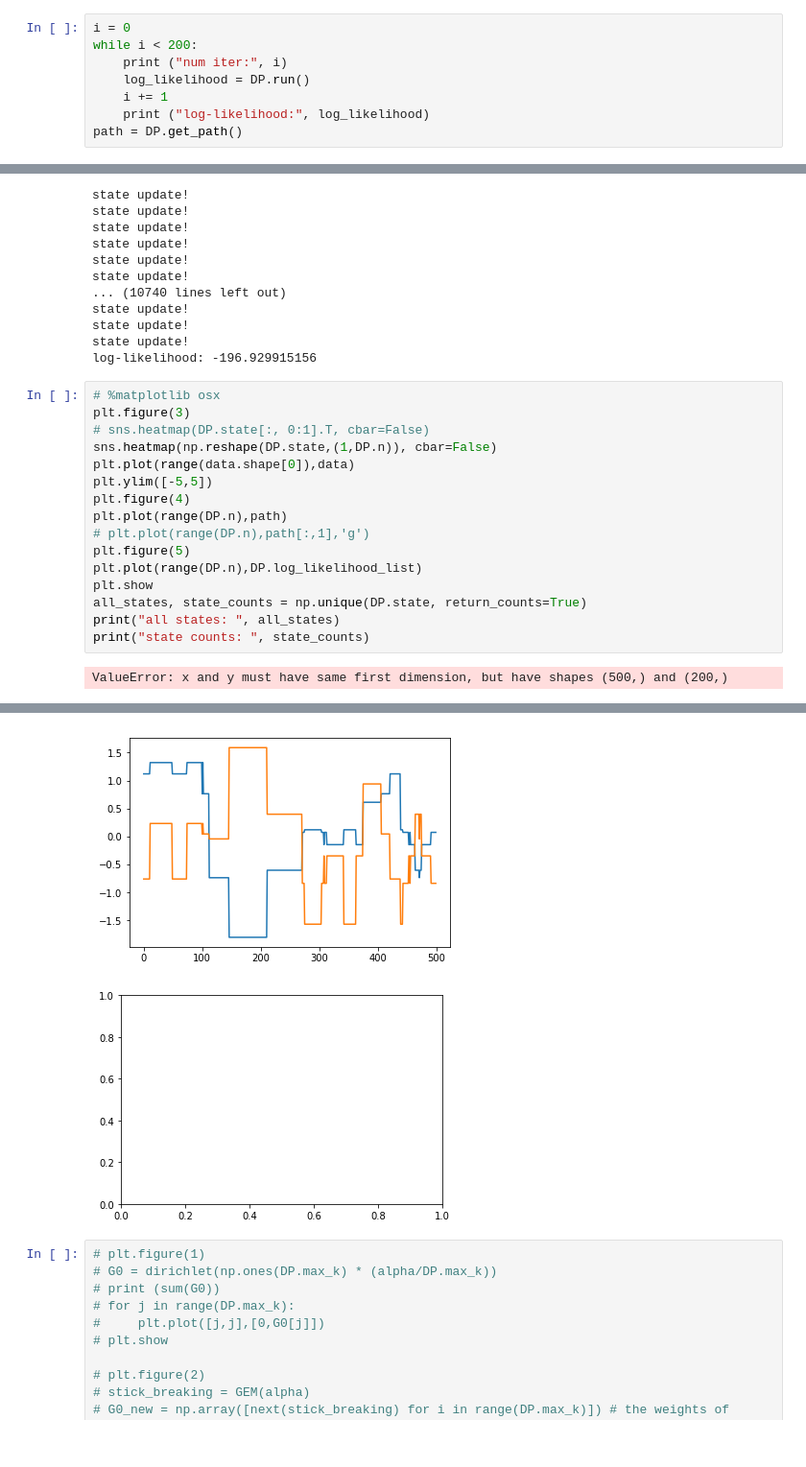
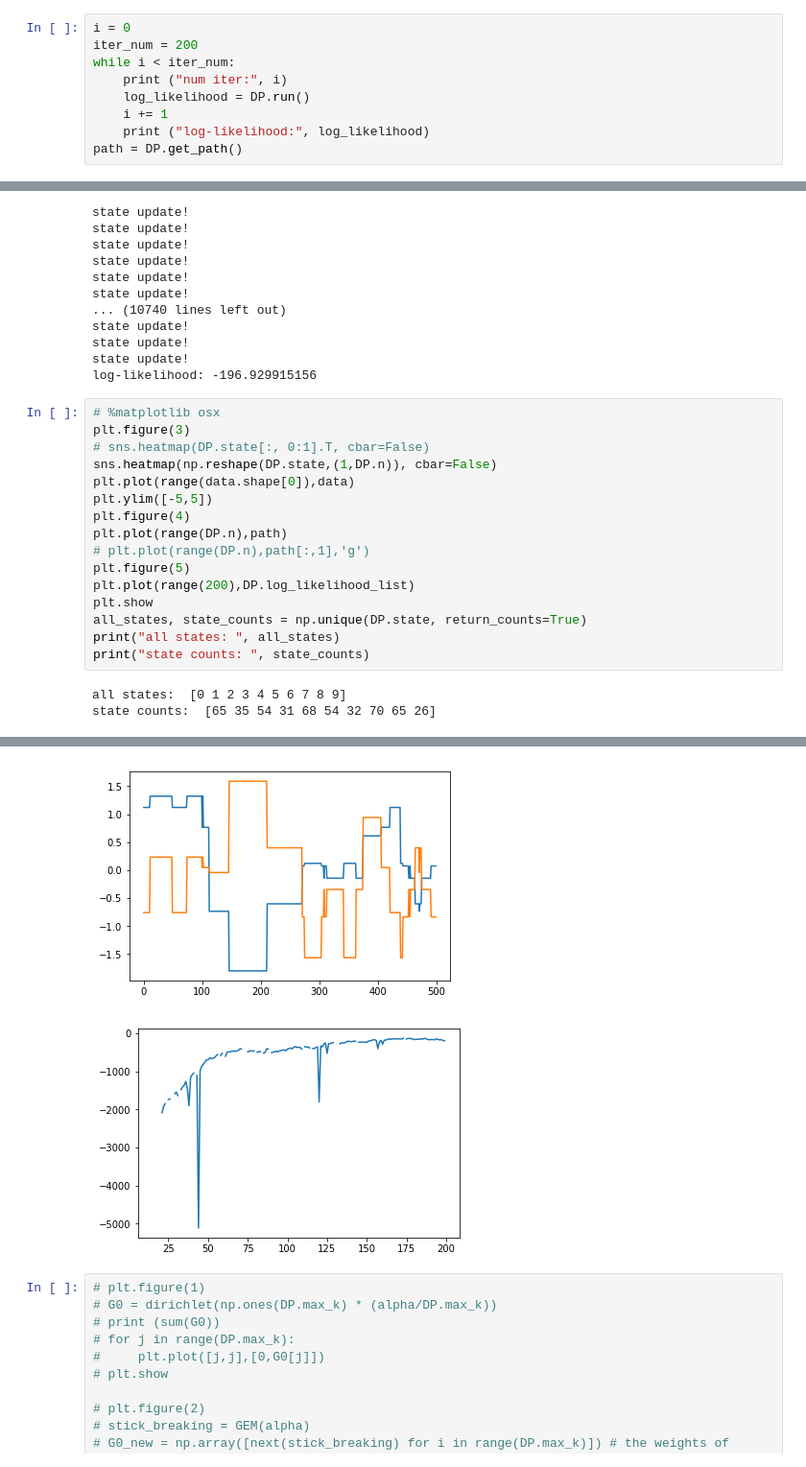
Before and after one commit to MoonBlvd/Sticky-HDP-HMM, a Jupyter notebook: test_DP.ipynb, the cells around one changed output, grey strips where cells are left out. Shown: that part at 96% size. Saved outputs shown, nothing was run; the diff lists cells and outputs as text.

```diff
--- a/test_DP.ipynb
+++ b/test_DP.ipynb
@@ -336,7 +336,8 @@ DP.sigma
         [-0.13742639,  0.55966236]])]
 # %%
 i = 0
-while i < 200:
+iter_num = 200
+while i < iter_num:
     print ("num iter:", i)
     log_likelihood = DP.run()
     i += 1
@@ -381,24 +382,25 @@ log-likelihood: -196.929915156
 # %%
 # %matplotlib osx
 plt.figure(3)
 # sns.heatmap(DP.state[:, 0:1].T, cbar=False)
 sns.heatmap(np.reshape(DP.state,(1,DP.n)), cbar=False)
 plt.plot(range(data.shape[0]),data)
 plt.ylim([-5,5])
 plt.figure(4)
 plt.plot(range(DP.n),path)
 # plt.plot(range(DP.n),path[:,1],'g')
 plt.figure(5)
-plt.plot(range(DP.n),DP.log_likelihood_list)
+plt.plot(range(200),DP.log_likelihood_list)
 plt.show
 all_states, state_counts = np.unique(DP.state, return_counts=True)
 print("all states: ", all_states)
 print("state counts: ", state_counts)
 # %% [output]
-ValueError: x and y must have same first dimension, but have shapes (500,) and (200,)
+all states:  [0 1 2 3 4 5 6 7 8 9]
+state counts:  [65 35 54 31 68 54 32 70 65 26]
 [figure]
 [figure]
-[figure, old version]
+[figure, new version]
 # %%
 # plt.figure(1)
 # G0 = dirichlet(np.ones(DP.max_k) * (alpha/DP.max_k))
```
